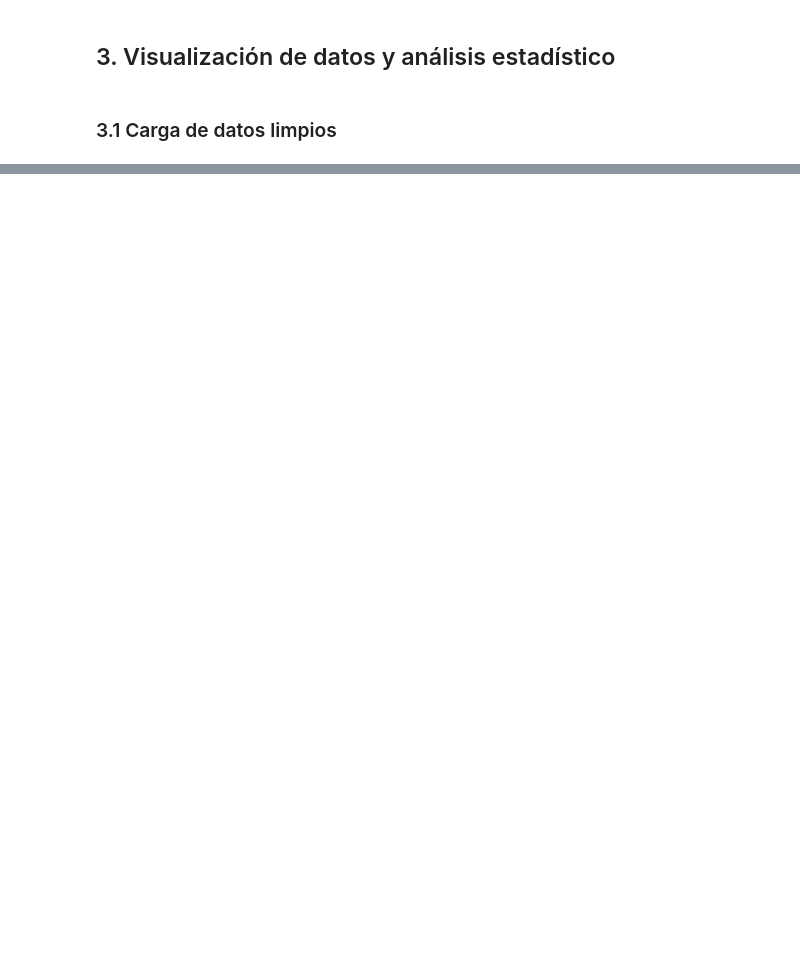
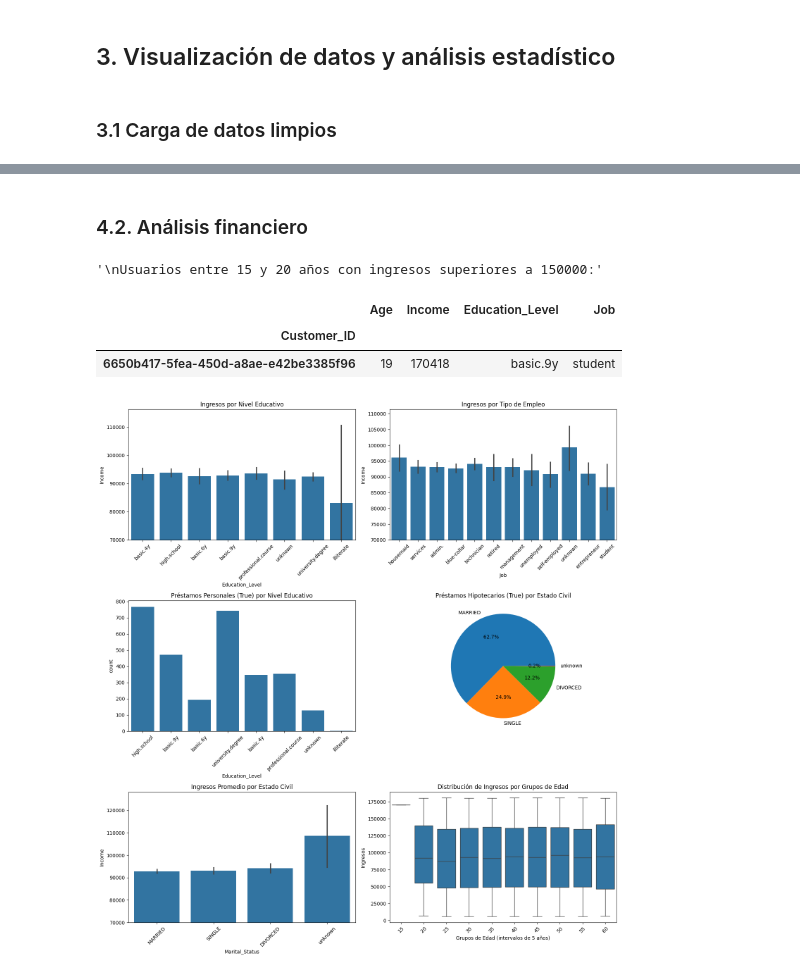
Before and after one commit to mck21/bank-customer-analytics, a Jupyter notebook: notebooks/03Visualizacion.ipynb, the cells around one changed output, grey strips where cells are left out. Drawn from its saved outputs; the diff is of its cells as text; code cells hidden in the pictures; blank space fills up the shorter version.

```diff
--- a/notebooks/03Visualizacion.ipynb
+++ b/notebooks/03Visualizacion.ipynb
@@ -43,0 +61,62 @@ display(df_bank_chunk)
+# %% [markdown]
+### 4.2. Análisis financiero
+# %%
+# Crear subplots 3x2
+fig, axes = plt.subplots(3, 2, figsize=(15, 16))
+
+# Distribución de ingresos según nivel educativo
+sns.barplot(data=df_bank, x='Education_Level', y='Income', ax=axes[0,0])
+axes[0,0].set_title('Ingresos por Nivel Educativo')
+axes[0,0].tick_params(axis='x', rotation=45)
+axes[0,0].set_ylim(bottom=70000)  # Establecer el límite inferior del eje y en 70000
+
+# Distribución de ingresos según tipo de trabajo
+sns.barplot(data=df_bank, x='Job', y='Income', ax=axes[0,1])
+axes[0,1].set_title('Ingresos por Tipo de Empleo')
+axes[0,1].tick_params(axis='x', rotation=45)
+axes[0,1].set_ylim(bottom=70000)  # Establecer el límite inferior del eje y en 70000
+
+# Cantidad de préstamos personales por nivel educativo
+sns.countplot(data=df_bank[df_bank['Personal_Loan'] == 'True'], x='Education_Level', ax=axes[1,0])
+axes[1,0].set_title('Préstamos Personales (True) por Nivel Educativo')
+axes[1,0].tick_params(axis='x', rotation=45)
+
+# Cantidad de hipotecas por estado civil
+mortgage_by_marital = df_bank[df_bank['Mortgage_Loan'] == 'True']['Marital_Status'].value_counts()
+axes[1,1].pie(mortgage_by_marital, labels=mortgage_by_marital.index, autopct='%1.1f%%')
+axes[1,1].set_title('Préstamos Hipotecarios (True) por Estado Civil')
+
+# Gráfico de barras que muestra el promedio de ingresos según estado civil
+sns.barplot(data=df_bank, x='Marital_Status', y='Income', ax=axes[2,0])
+axes[2,0].set_title('Ingresos Promedio por Estado Civil')
+axes[2,0].tick_params(axis='x', rotation=45)
+axes[2,0].set_ylim(bottom=70000)
+
+# Distribución de ingresos según edad
+df_bank['Age_Group'] = (df_bank['Age'] // 5) * 5 # Intervalos de 5 años
+sns.boxplot(data=df_bank, x='Age_Group', y='Income', ax=axes[2,1])
+axes[2,1].set_title('Distribución de Ingresos por Grupos de Edad')
+axes[2,1].set_xlabel('Grupos de Edad (intervalos de 5 años)')
+axes[2,1].set_ylabel('Ingresos')
+axes[2,1].tick_params(axis='x', rotation=45)
+
+from IPython.display import display
+
+# Encontrar usuarios entre 15 y 20 años con ingresos superiores a 150000 (anomalía en el gráfico de ingresos por edad)
+usuarios_jovenes_ricos = df_bank[(df_bank['Age'] > 15) & (df_bank['Age'] < 20) & (df_bank['Income'] > 150000)]
+
+display("\nUsuarios entre 15 y 20 años con ingresos superiores a 150000:")
+if len(usuarios_jovenes_ricos) > 0:
+    display(usuarios_jovenes_ricos[['Age', 'Income', 'Education_Level', 'Job']])
+else:
+    display("No se encontraron usuarios que cumplan estos criterios")
+
+
+plt.tight_layout()
+plt.show()
+# %% [output]
+'\nUsuarios entre 15 y 20 años con ingresos superiores a 150000:'
+|  | Age | Income | Education_Level | Job |
+| Customer_ID |  |  |  |  |
+| 6650b417-5fea-450d-a8ae-e42be3385f96 | 19 | 170418 | basic.9y | student |
+[figure, added]
```
Also changed, not shown: parts of 9 cells of this notebook, 7 other files.
